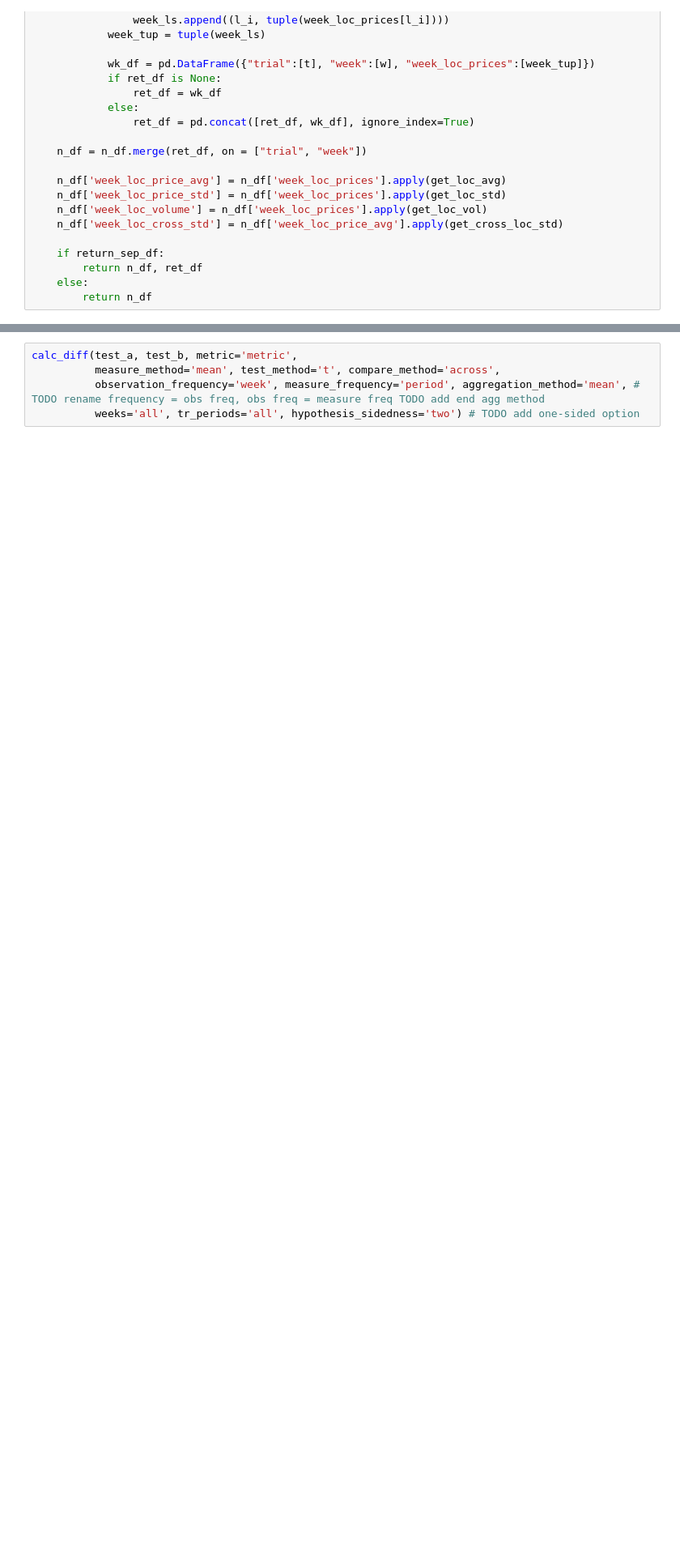
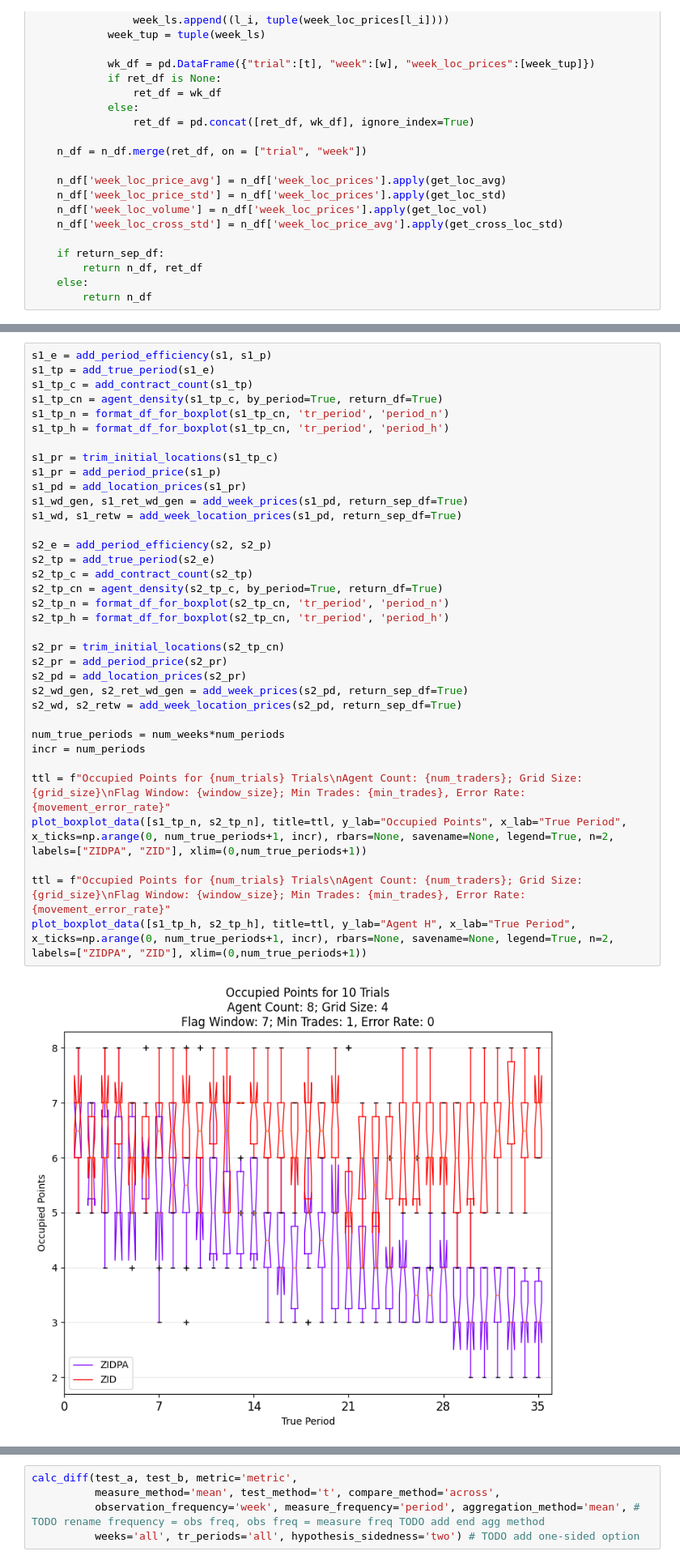
Before and after one commit to Kmccabe/dm_markets, a Jupyter notebook: modules_vCOVID/notebooks/dm_test_small_grid.ipynb, the cells around one changed output, grey strips where cells are left out. Shown at 81% size. Drawn from its saved outputs; the diff is of its cells as text; blank space fills up the shorter version.

```diff
--- a/modules_vCOVID/notebooks/dm_test_small_grid.ipynb
+++ b/modules_vCOVID/notebooks/dm_test_small_grid.ipynb
@@ -1670,0 +1573,37 @@ s1_pw
+# %%
+s1_e = add_period_efficiency(s1, s1_p)
+s1_tp = add_true_period(s1_e)
+s1_tp_c = add_contract_count(s1_tp)
+s1_tp_cn = agent_density(s1_tp_c, by_period=True, return_df=True)
+s1_tp_n = format_df_for_boxplot(s1_tp_cn, 'tr_period', 'period_n')
+s1_tp_h = format_df_for_boxplot(s1_tp_cn, 'tr_period', 'period_h')
+
+s1_pr = trim_initial_locations(s1_tp_c)
+s1_pr = add_period_price(s1_p)
+s1_pd = add_location_prices(s1_pr)
+s1_wd_gen, s1_ret_wd_gen = add_week_prices(s1_pd, return_sep_df=True)
+s1_wd, s1_retw = add_week_location_prices(s1_pd, return_sep_df=True)
+
+s2_e = add_period_efficiency(s2, s2_p)
+s2_tp = add_true_period(s2_e)
+s2_tp_c = add_contract_count(s2_tp)
+s2_tp_cn = agent_density(s2_tp_c, by_period=True, return_df=True)
+s2_tp_n = format_df_for_boxplot(s2_tp_cn, 'tr_period', 'period_n')
+s2_tp_h = format_df_for_boxplot(s2_tp_cn, 'tr_period', 'period_h')
+
+s2_pr = trim_initial_locations(s2_tp_cn)
+s2_pr = add_period_price(s2_pr)
+s2_pd = add_location_prices(s2_pr)
+s2_wd_gen, s2_ret_wd_gen = add_week_prices(s2_pd, return_sep_df=True)
+s2_wd, s2_retw = add_week_location_prices(s2_pd, return_sep_df=True)
+
+num_true_periods = num_weeks*num_periods
+incr = num_periods
+
+ttl = f"Occupied Points for {num_trials} Trials\nAgent Count: {num_traders}; Grid Size: {grid_size}\nFlag Window: {window_size}; Min Trades: {min_trades}, Error Rate: {movement_error_rate}"
+plot_boxplot_data([s1_tp_n, s2_tp_n], title=ttl, y_lab="Occupied Points", x_lab="True Period", x_ticks=np.arange(0, num_true_periods+1, incr), rbars=None, savename=None, legend=True, n=2, labels=["ZIDPA", "ZID"], xlim=(0,num_true_periods+1))
+
+ttl = f"Occupied Points for {num_trials} Trials\nAgent Count: {num_traders}; Grid Size: {grid_size}\nFlag Window: {window_size}; Min Trades: {min_trades}, Error Rate: {movement_error_rate}"
+plot_boxplot_data([s1_tp_h, s2_tp_h], title=ttl, y_lab="Agent H", x_lab="True Period", x_ticks=np.arange(0, num_true_periods+1, incr), rbars=None, savename=None, legend=True, n=2, labels=["ZIDPA", "ZID"], xlim=(0,num_true_periods+1))
+# %% [output]
+[figure, added]
```
Also changed, not shown: parts of 27 cells of this notebook.
